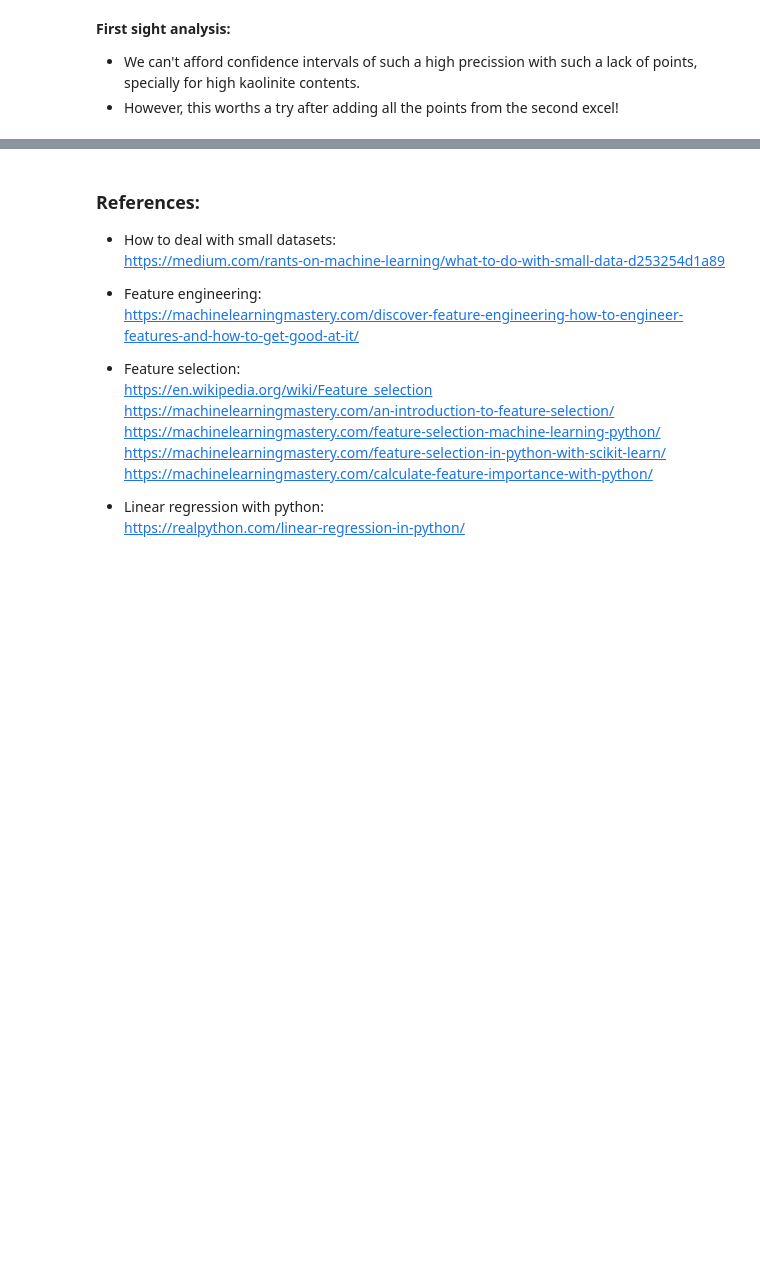
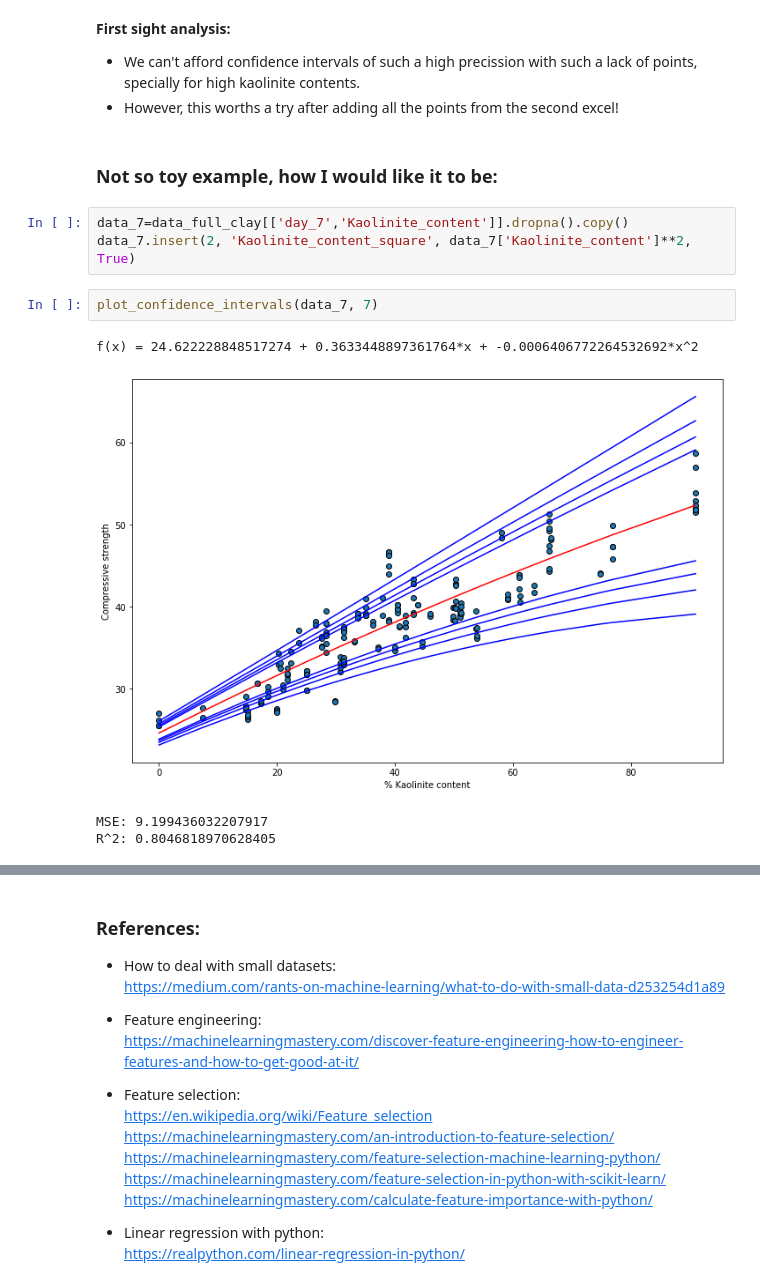
Before and after one commit to frblazquez/LC3, a Jupyter notebook: Project 2/lc3_full_data.ipynb, the cells around one changed output, grey strips where cells are left out. Drawn from its saved outputs; the diff is of its cells as text; blank space fills up the shorter version.

```diff
--- a/Project 2/lc3_full_data.ipynb
+++ b/Project 2/lc3_full_data.ipynb
@@ -275,3 +318,15 @@ ax.legend(loc='best')
 
 * We can't afford confidence intervals of such a high precission with such a lack of points, specially for high kaolinite contents.
 * However, this worths a try after adding all the points from the second excel!
+# %% [markdown]
+### Not so toy example, how I would like it to be:
+# %%
+data_7=data_full_clay[['day_7','Kaolinite_content']].dropna().copy()
+data_7.insert(2, 'Kaolinite_content_square', data_7['Kaolinite_content']**2, True)
+# %%
+plot_confidence_intervals(data_7, 7)
+# %% [output]
+f(x) = 24.622228848517274 + 0.3633448897361764*x + -0.0006406772264532692*x^2
+[figure, added]
+MSE: 9.199436032207917
+R^2: 0.8046818970628405
```
Also changed, not shown: parts of 7 cells of this notebook, 2 other files.
